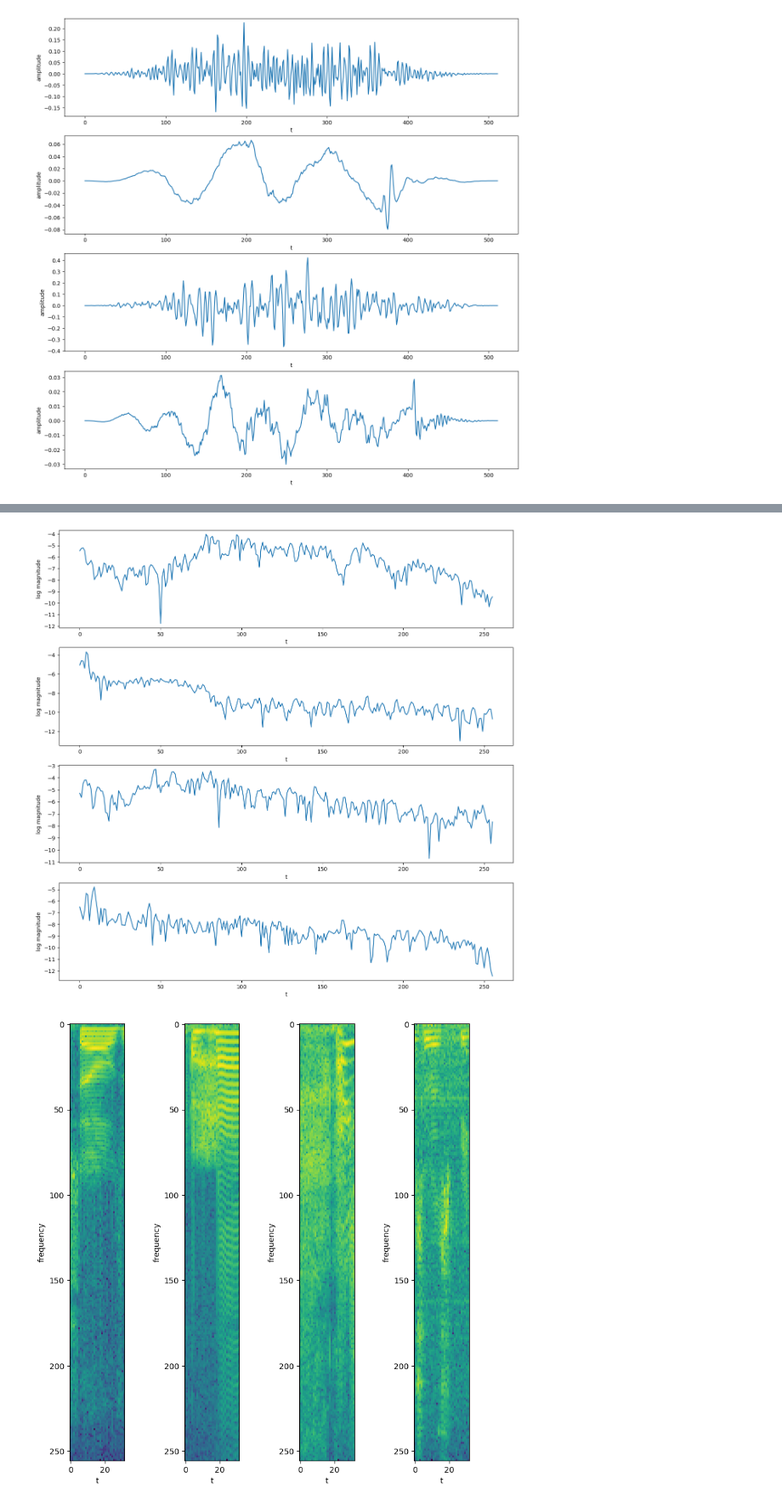
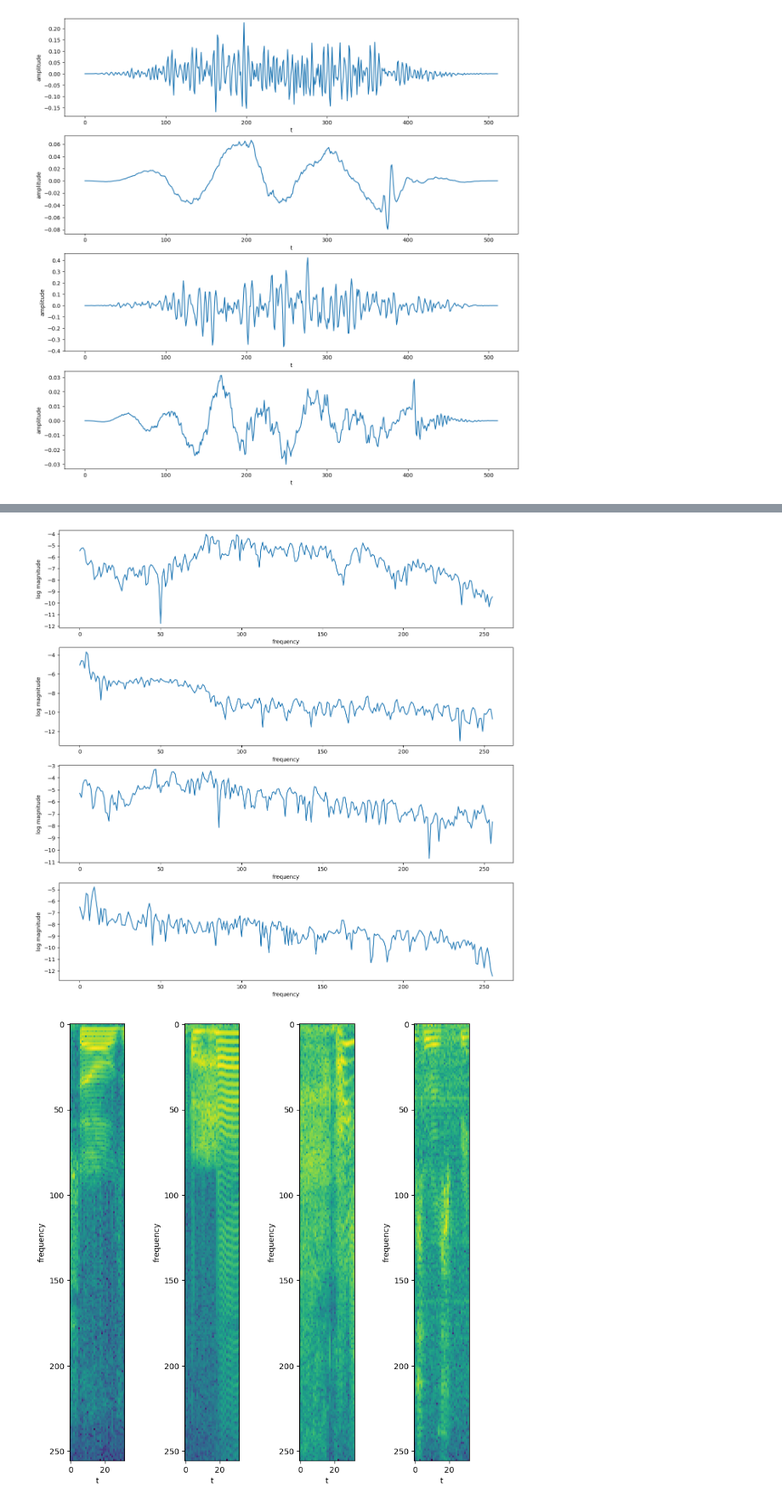
Before and after one commit to jkcas22/music_speech, a Jupyter notebook: RNN_data.ipynb, the cells around one changed output, grey strips where cells are left out. Shown at 85% size. Cells and saved outputs as stored; diff of their text form; code cells hidden in the pictures.

```diff
--- a/RNN_data.ipynb
+++ b/RNN_data.ipynb
@@ -160,7 +158,7 @@ plt.figure(figsize=(15,15))
 for i in range(n_grid):
     plt.subplot(grid[0],grid[1],i+1)
     plt.plot(music_logmag[i][start_ft])
-    plt.xlabel('t')
+    plt.xlabel('frequency')
     plt.ylabel('log magnitude')
 plt.show()
 # %% [output]
@@ -168,12 +166,12 @@ plt.show()
 # %%
 grid = (4,1)
 n_grid = grid[0]*grid[1]
 plt.figure(figsize=(15,15))
 for i in range(n_grid):
     plt.subplot(grid[0],grid[1],i+1)
     plt.plot(speech_logmag[i][start_ft])
-    plt.xlabel('t')
+    plt.xlabel('frequency')
     plt.ylabel('log magnitude')
 plt.show()
 # %% [output]
-[figure, old version]
+[figure, new version]
```
Also changed, not shown: parts of 13 cells of this notebook.
